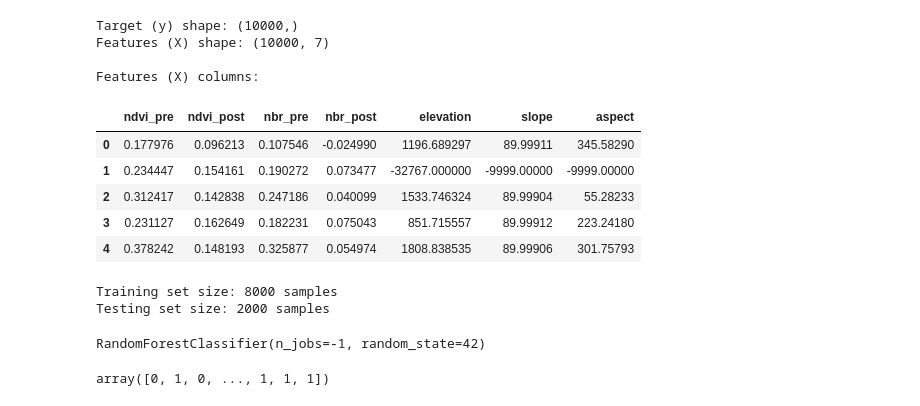
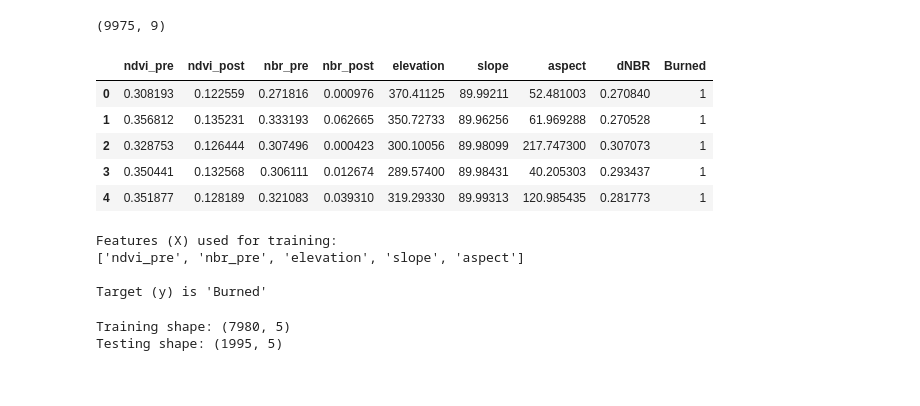
Before and after one commit to Manvithtech07/Forest-Fire-Detection-And-Prediction, a Jupyter notebook: notebooks/modeling_and_prediction.ipynb, the cells around one changed output. Cells and saved outputs as stored; diff of their text form; code cells hidden in the pictures.

```diff
--- a/notebooks/modeling_and_prediction.ipynb
+++ b/notebooks/modeling_and_prediction.ipynb
@@ -60,44 +29,47 @@ We must separate our data:
+# %%
+df = df.replace({
+    -32767: np.nan,
+    -9999: np.nan
+})
+df = df.dropna()
+df["Burned"] = df["Burned"].astype(int)
+# %%
+print(df.shape)
+df.head()
+# %% [output]
+(9975, 9)
+|  | ndvi_pre | ndvi_post | nbr_pre | nbr_post | elevation | slope | aspect | dNBR | Burned |
+| 0 | 0.308193 | 0.122559 | 0.271816 | 0.000976 | 370.41125 | 89.99211 | 52.481003 | 0.270840 | 1 |
+| 1 | 0.356812 | 0.135231 | 0.333193 | 0.062665 | 350.72733 | 89.96256 | 61.969288 | 0.270528 | 1 |
+| 2 | 0.328753 | 0.126444 | 0.307496 | 0.000423 | 300.10056 | 89.98099 | 217.747300 | 0.307073 | 1 |
+| 3 | 0.350441 | 0.132568 | 0.306111 | 0.012674 | 289.57400 | 89.98431 | 40.205303 | 0.293437 | 1 |
+| 4 | 0.351877 | 0.128189 | 0.321083 | 0.039310 | 319.29330 | 89.99313 | 120.985435 | 0.281773 | 1 |
 # %%
-y = df['Burned']
+y = df["Burned"]
+# We drop ALL post-fire features and the target-related features
+X = df.drop(columns=["Burned", "dNBR", "ndvi_post", "nbr_post"])
 
-X = df.drop(columns=['Burned', 'dNBR'])
-print("Target (y) shape:", y.shape)
-print("Features (X) shape:", X.shape)
-print("\nFeatures (X) columns:")
-display(X.head())
+print("Features (X) used for training:")
+print(X.columns.to_list())
+print("\nTarget (y) is 'Burned'")
 # %% [output]
-Target (y) shape: (10000,)
-Features (X) shape: (10000, 7)
+Features (X) used for training:
+['ndvi_pre', 'nbr_pre', 'elevation', 'slope', 'aspect']
 
-Features (X) columns:
+Target (y) is 'Burned'
-|  | ndvi_pre | ndvi_post | nbr_pre | nbr_post | elevation | slope | aspect |
-| 0 | 0.177976 | 0.096213 | 0.107546 | -0.024990 | 1196.689297 | 89.99911 | 345.58290 |
-| 1 | 0.234447 | 0.154161 | 0.190272 | 0.073477 | -32767.000000 | -9999.00000 | -9999.00000 |
-| 2 | 0.312417 | 0.142838 | 0.247186 | 0.040099 | 1533.746324 | 89.99904 | 55.28233 |
-| 3 | 0.231127 | 0.162649 | 0.182231 | 0.075043 | 851.715557 | 89.99912 | 223.24180 |
-| 4 | 0.378242 | 0.148193 | 0.325877 | 0.054974 | 1808.838535 | 89.99906 | 301.75793 |
 # %%
 from sklearn.model_selection import train_test_split
+from sklearn.preprocessing import StandardScaler
+
 X_train, X_test, y_train, y_test = train_test_split(
-    X, y,
-    test_size=0.2,
-    random_state=42,
-    stratify=y  # 'stratify=y' is crucial for a balanced dataset!
-)
+    X, y, test_size=0.2, stratify=y, random_state=42)
 
-print(f"Training set size: {X_train.shape[0]} samples")
-print(f"Testing set size: {X_test.shape[0]} samples")
+scaler = StandardScaler()
+X_train_scaled = scaler.fit_transform(X_train)
+X_test_scaled  = scaler.transform(X_test)
+
+print(f"Training shape: {X_train.shape}")
+print(f"Testing shape: {X_test.shape}")
 # %% [output]
-Training set size: 8000 samples
-Testing set size: 2000 samples
+Training shape: (7980, 5)
+Testing shape: (1995, 5)
-# %%
-from sklearn.ensemble import RandomForestClassifier
-rf_model = RandomForestClassifier(n_estimators=100, random_state=42, n_jobs=-1)
-rf_model.fit(X_train, y_train)
-# %% [output]
-RandomForestClassifier(n_jobs=-1, random_state=42)
-# %%
-y_pred = rf_model.predict(X_test)
-y_pred
-# %% [output]
-array([0, 1, 0, ..., 1, 1, 1])
```
Also changed, not shown: parts of 19 cells of this notebook.
